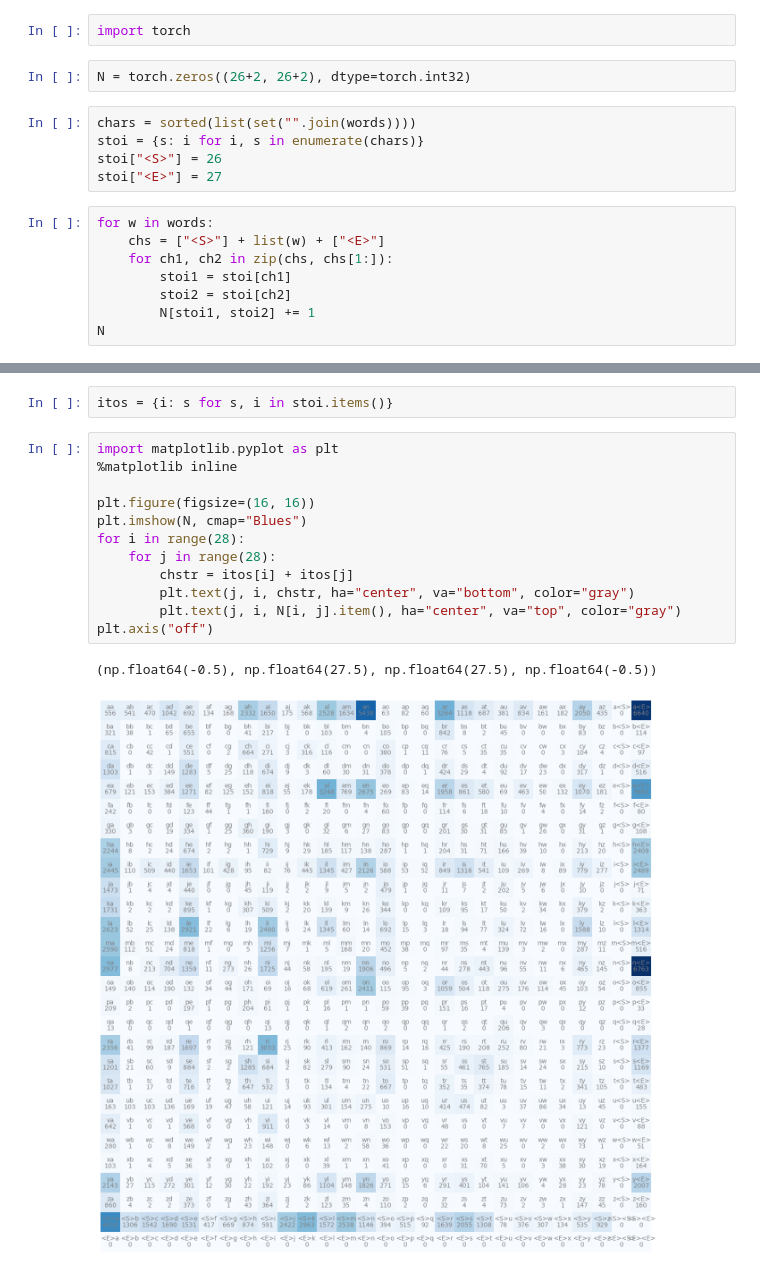
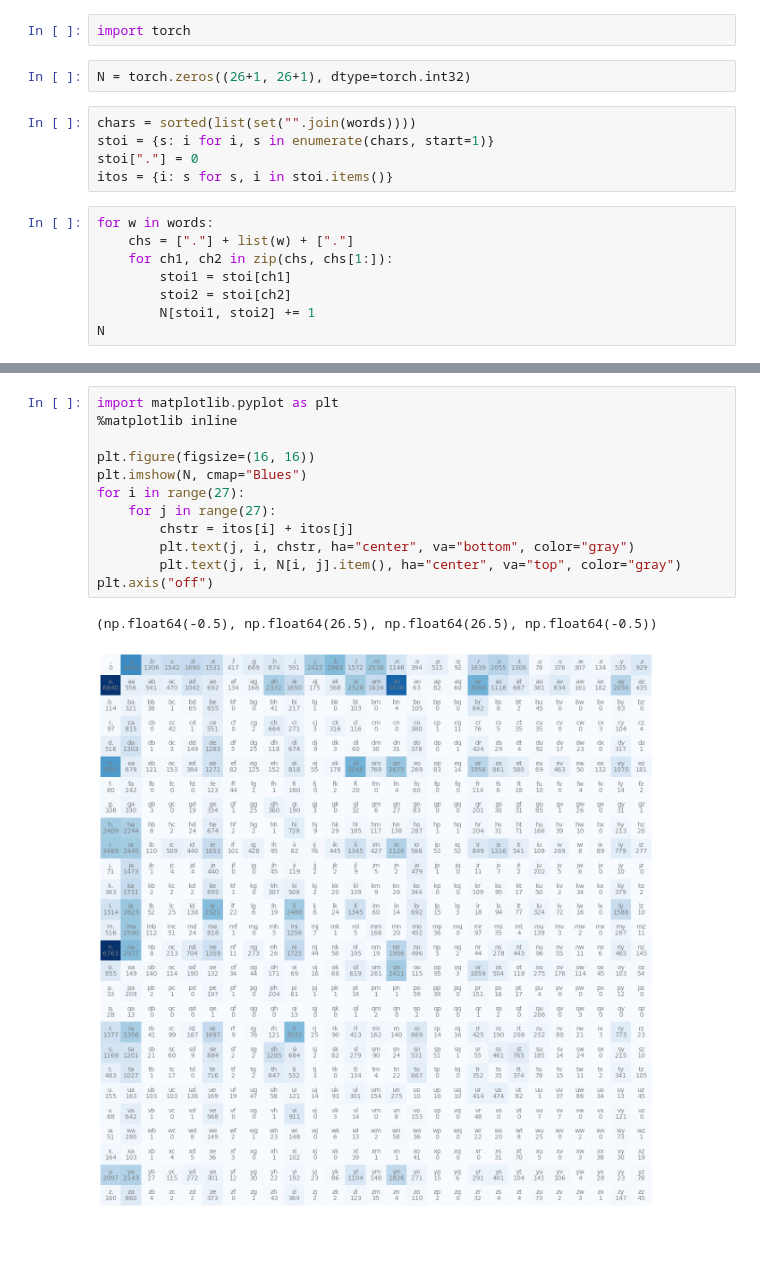
Before and after one commit to Ryan-Reese/makemore, a Jupyter notebook: build_makemore.ipynb, the cells around one changed output, grey strips where cells are left out. Cells and saved outputs as stored; diff of their text form; blank space fills up the shorter version.

```diff
--- a/build_makemore.ipynb
+++ b/build_makemore.ipynb
@@ -54,15 +54,15 @@ sorted(b.items(), key=lambda x: -x[1])
 # %%
 import torch
 # %%
-N = torch.zeros((26+2, 26+2), dtype=torch.int32)
+N = torch.zeros((26+1, 26+1), dtype=torch.int32)
 # %%
 chars = sorted(list(set("".join(words))))
-stoi = {s: i for i, s in enumerate(chars)}
-stoi["<S>"] = 26
-stoi["<E>"] = 27
+stoi = {s: i for i, s in enumerate(chars, start=1)}
+stoi["."] = 0
+itos = {i: s for s, i in stoi.items()}
 # %%
 for w in words:
-    chs = ["<S>"] + list(w) + ["<E>"]
+    chs = ["."] + list(w) + ["."]
     for ch1, ch2 in zip(chs, chs[1:]):
         stoi1 = stoi[ch1]
         stoi2 = stoi[ch2]
@@ -89,17 +89,15 @@ tensor([[ 556,  541,  470, 1042,  692,  134,  168, 2332, 1650,  175,  568, 2528,
-# %%
-itos = {i: s for s, i in stoi.items()}
 # %%
 import matplotlib.pyplot as plt
 %matplotlib inline
 
 plt.figure(figsize=(16, 16))
 plt.imshow(N, cmap="Blues")
-for i in range(28):
-    for j in range(28):
+for i in range(27):
+    for j in range(27):
         chstr = itos[i] + itos[j]
         plt.text(j, i, chstr, ha="center", va="bottom", color="gray")
         plt.text(j, i, N[i, j].item(), ha="center", va="top", color="gray")
 plt.axis("off")
 # %% [output]
-(np.float64(-0.5), np.float64(27.5), np.float64(27.5), np.float64(-0.5))
+(np.float64(-0.5), np.float64(26.5), np.float64(26.5), np.float64(-0.5))
-[figure, old version]
+[figure, new version]
```
Also changed, not shown: parts of 15 cells of this notebook.
